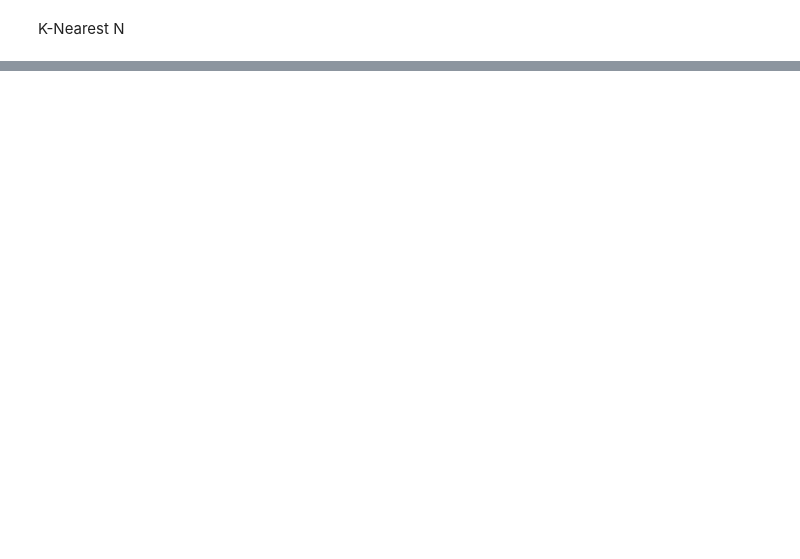
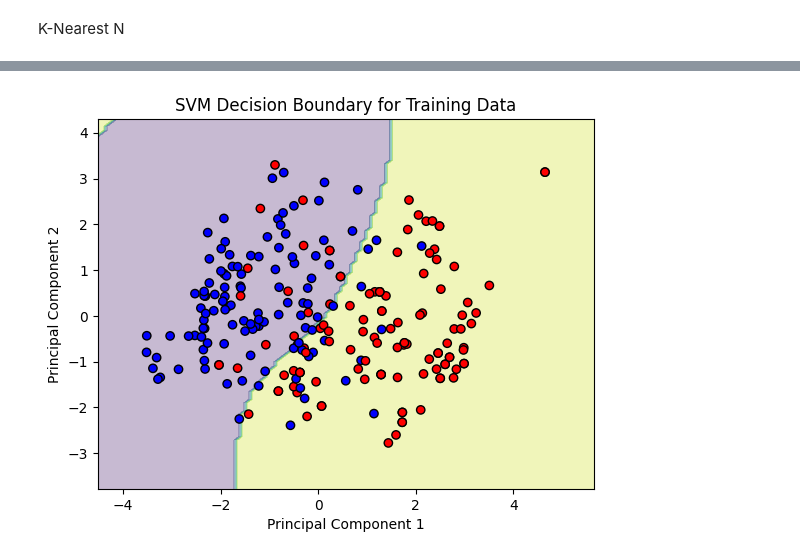
Before and after one commit to sneh6677/Cardio_vascular_disease_prediction, a Jupyter notebook: CVD_Capstone.ipynb, the cells around one changed output, grey strips where cells are left out. Saved outputs shown, nothing was run; the diff lists cells and outputs as text; code cells hidden in the pictures; blank space fills up the shorter version.

```diff
--- a/CVD_Capstone.ipynb
+++ b/CVD_Capstone.ipynb
@@ -133,0 +461,24 @@ weighted avg       0.82      0.82      0.82        61
+# %%
+
+pca = PCA(n_components=2)
+x_train_2d = pca.fit_transform(x_train)
+
+svm_model = SVC(kernel='rbf', C=1, gamma='scale')
+svm_model.fit(x_train_2d, y_train)
+
+# Create meshgrid to plot decision boundary
+x_min, x_max = x_train_2d[:, 0].min() - 1, x_train_2d[:, 0].max() + 1
+y_min, y_max = x_train_2d[:, 1].min() - 1, x_train_2d[:, 1].max() + 1
+xx, yy = np.meshgrid(np.linspace(x_min, x_max, 100), np.linspace(y_min, y_max, 100))
+
+Z = svm_model.predict(np.c_[xx.ravel(), yy.ravel()])
+Z = Z.reshape(xx.shape)
+
+plt.contourf(xx, yy, Z, alpha=0.3)
+plt.scatter(x_train_2d[:, 0], x_train_2d[:, 1], c=y_train, cmap=plt.cm.bwr, edgecolors='k')
+plt.xlabel("Principal Component 1")
+plt.ylabel("Principal Component 2")
+plt.title("SVM Decision Boundary for Training Data")
+plt.show()
+# %% [output]
+[figure, added]
```
Also changed, not shown: parts of 49 cells of this notebook.
